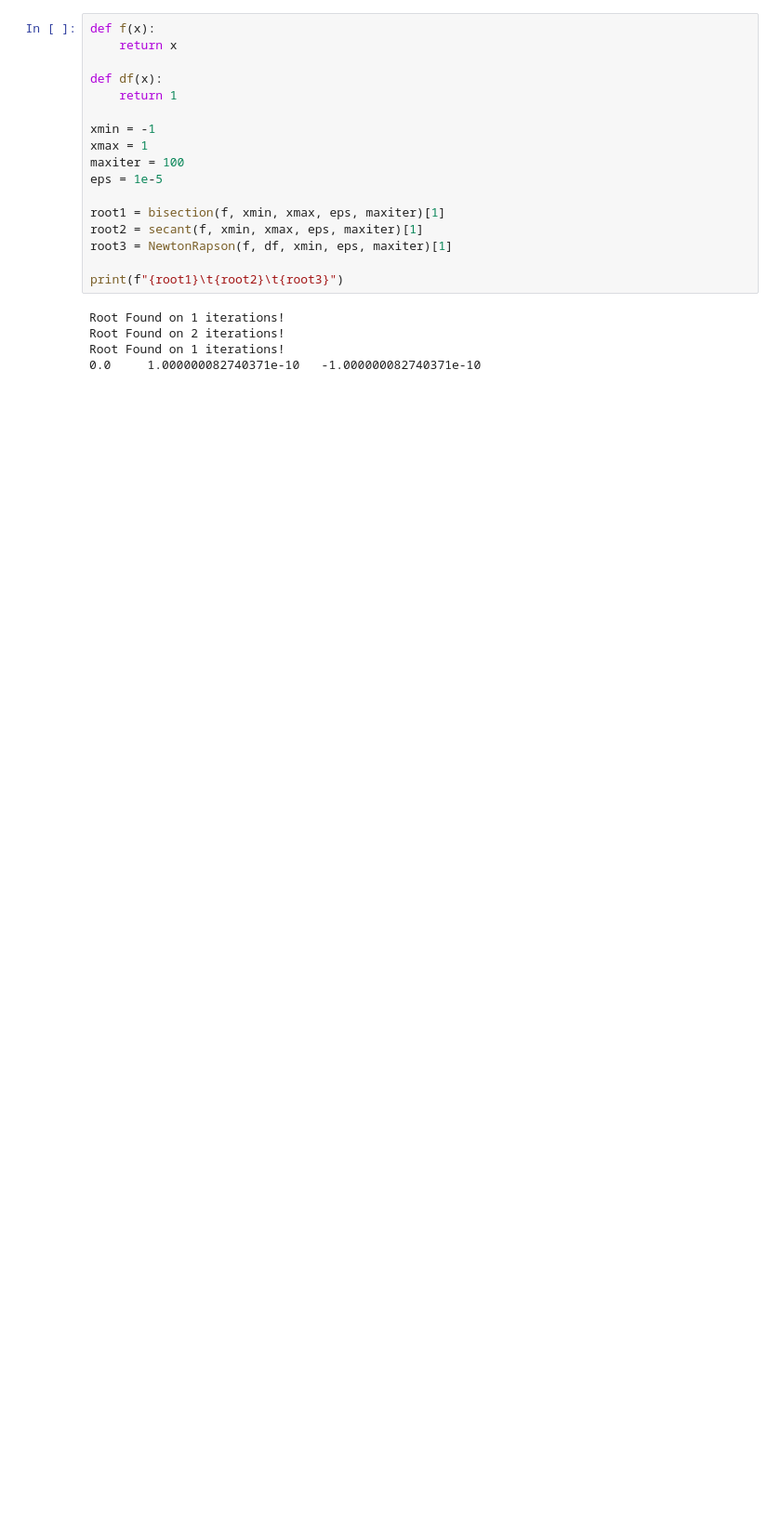
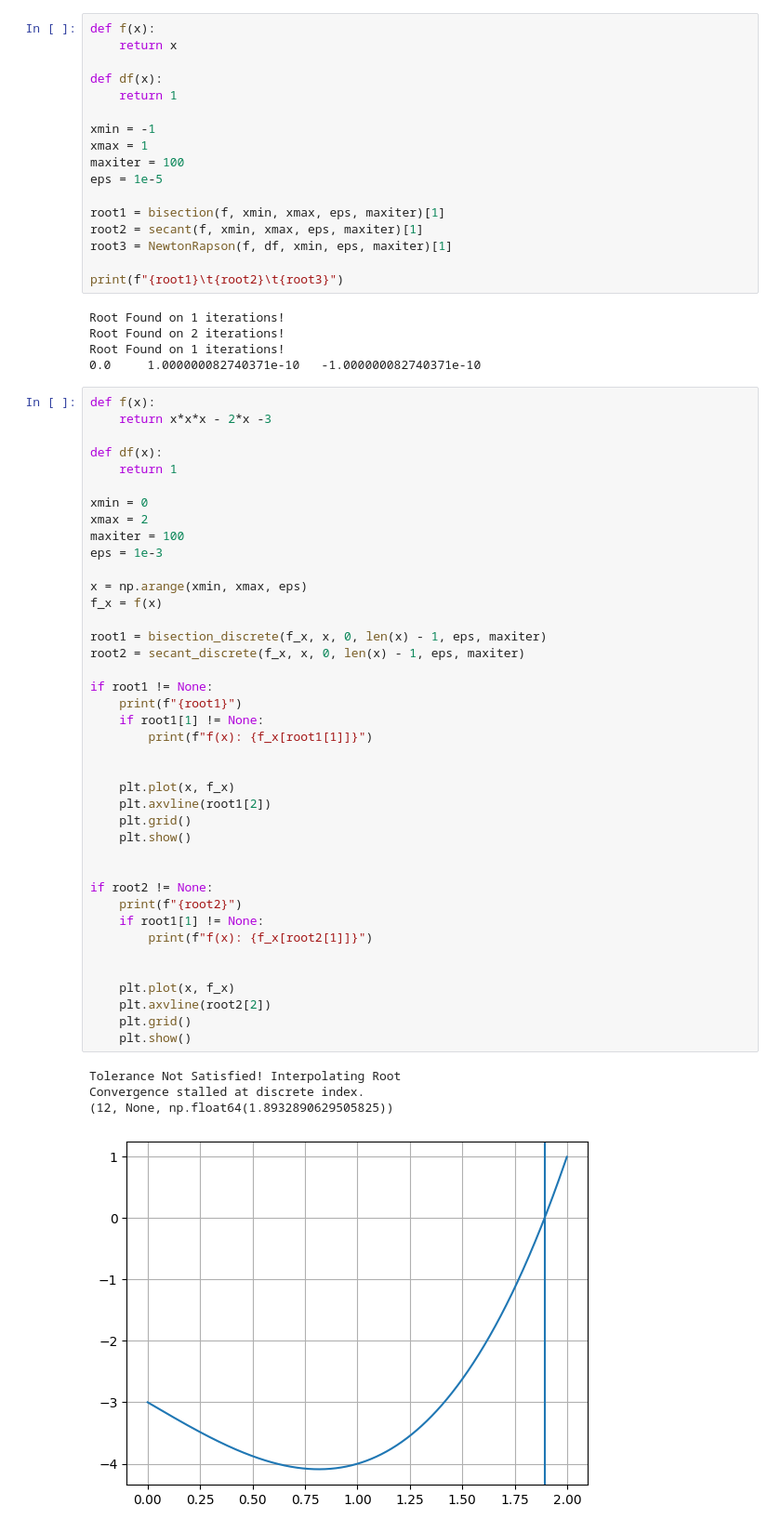
Before and after one commit to Halfdisposal/PH3205, a Jupyter notebook: RF.ipynb, the cells around one changed output. Shown at 93% size. Cells and saved outputs as stored; diff of their text form; blank space fills up the shorter version.

```diff
--- a/RF.ipynb
+++ b/RF.ipynb
@@ -99,3 +175,48 @@ Root Found on 1 iterations!
 Root Found on 2 iterations!
 Root Found on 1 iterations!
 0.0     1.000000082740371e-10   -1.000000082740371e-10
+# %%
+def f(x):
+    return x*x*x - 2*x -3
+
+def df(x):
+    return 1
+
+xmin = 0
+xmax = 2
+maxiter = 100
+eps = 1e-3
+
+x = np.arange(xmin, xmax, eps)
+f_x = f(x)
+
+root1 = bisection_discrete(f_x, x, 0, len(x) - 1, eps, maxiter)
+root2 = secant_discrete(f_x, x, 0, len(x) - 1, eps, maxiter)
+
+if root1 != None:
+    print(f"{root1}")
+    if root1[1] != None:
+        print(f"f(x): {f_x[root1[1]]}")
+
+
+    plt.plot(x, f_x)
+    plt.axvline(root1[2])
+    plt.grid()
+    plt.show()
+
+
+if root2 != None:
+    print(f"{root2}")
+    if root1[1] != None:
+        print(f"f(x): {f_x[root2[1]]}")
+
+
+    plt.plot(x, f_x)
+    plt.axvline(root2[2])
+    plt.grid()
+    plt.show()
+# %% [output]
+Tolerance Not Satisfied! Interpolating Root
+Convergence stalled at discrete index.
+(12, None, np.float64(1.8932890629505825))
+[figure, added]
```
Also changed, not shown: parts of 3 cells of this notebook, 1 other file.
